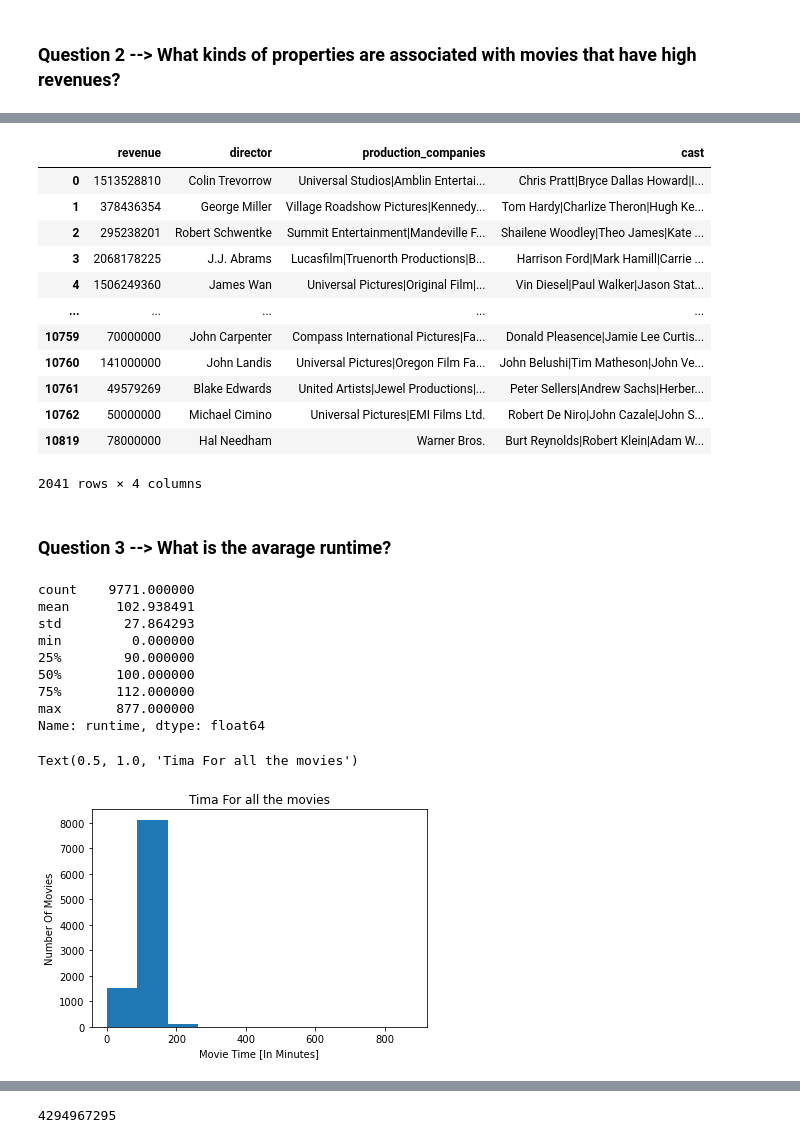
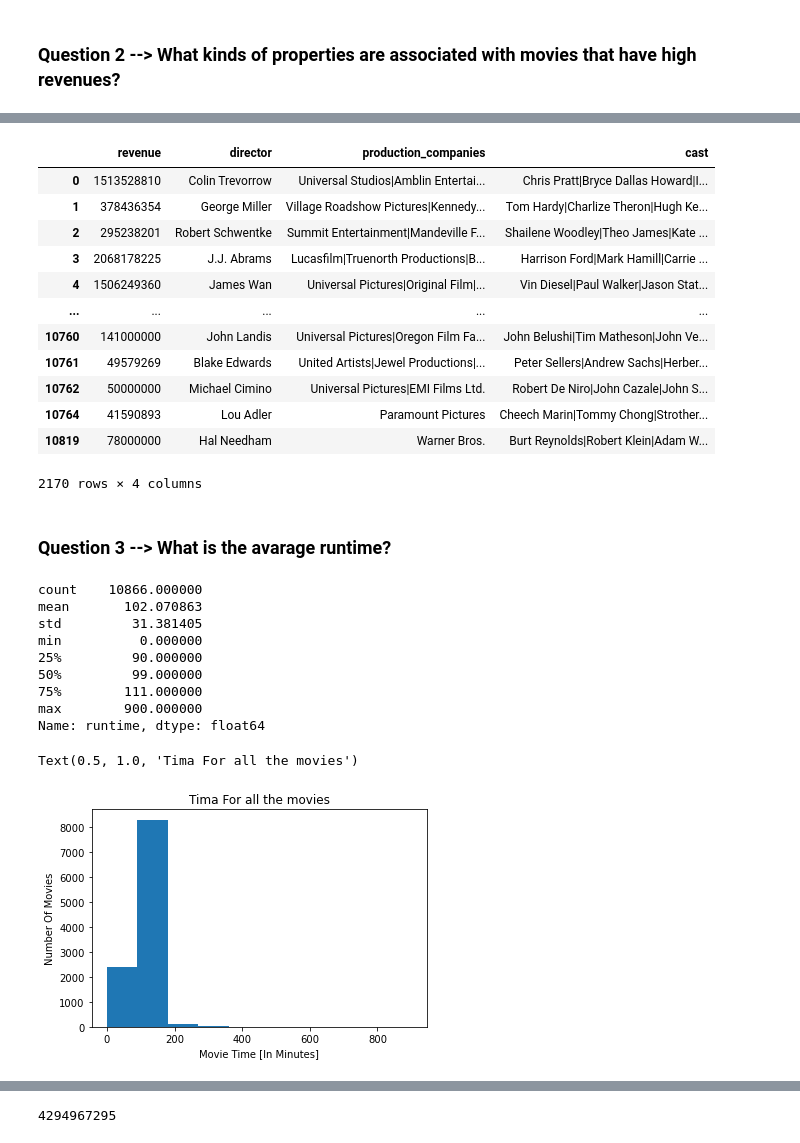
Before and after one commit to toqa36/Movies_Analysis, a Jupyter notebook: Movies_Analysis.ipynb, the cells around one changed output, grey strips where cells are left out. Drawn from its saved outputs; the diff is of its cells as text; code cells hidden in the pictures.

Commit message:
Modification in visualization

```diff
--- a/Movies_Analysis.ipynb
+++ b/Movies_Analysis.ipynb
@@ -49,8 +47,3 @@ time.</h5></li>
 import numpy as np
 import pandas as pd
 import matplotlib.pyplot as plt
-# %%
-# Load your data and print out a few lines. Perform operations to inspect data
-#   types and look for instances of missing or possibly errant data.
-df = pd.read_csv('Movies_DataSet.csv')
-df
@@ -70,0 +50,9 @@ df
+# %%
+
+# Load your data.
+def loadData(path):
+    df = pd.read_csv(path)
+    return df
+
+df = loadData('Movies_DataSet.csv')
+df.head()
@@ -227,4 +246,5 @@ proprties
 # %%
+#get the avarage revenue and compare to it then take revenue above the avarage.
 avgRevenue = proprties.revenue.mean()
 proprties[proprties.revenue > avgRevenue]
 # %% [output]
@@ -235,34 +255,31 @@ proprties[proprties.revenue > avgRevenue]
 | 3 | 2068178225 | J.J. Abrams | Lucasfilm|Truenorth Productions|B... | Harrison Ford|Mark Hamill|Carrie ... |
 | 4 | 1506249360 | James Wan | Universal Pictures|Original Film|... | Vin Diesel|Paul Walker|Jason Stat... |
 | ... | ... | ... | ... | ... |
-| 10759 | 70000000 | John Carpenter | Compass International Pictures|Fa... | Donald Pleasence|Jamie Lee Curtis... |
 | 10760 | 141000000 | John Landis | Universal Pictures|Oregon Film Fa... | John Belushi|Tim Matheson|John Ve... |
 | 10761 | 49579269 | Blake Edwards | United Artists|Jewel Productions|... | Peter Sellers|Andrew Sachs|Herber... |
 | 10762 | 50000000 | Michael Cimino | Universal Pictures|EMI Films Ltd. | Robert De Niro|John Cazale|John S... |
+| 10764 | 41590893 | Lou Adler | Paramount Pictures | Cheech Marin|Tommy Chong|Strother... |
 | 10819 | 78000000 | Hal Needham | Warner Bros. | Burt Reynolds|Robert Klein|Adam W... |
-2041 rows × 4 columns
+2170 rows × 4 columns
 # %% [markdown]
 ### Question 3  --> What is the avarage runtime?
 # %%
 df["runtime"].describe()
 # %% [output]
-count    9771.000000
-mean      102.938491
-std        27.864293
-min         0.000000
-25%        90.000000
-50%       100.000000
-75%       112.000000
-max       877.000000
+count    10866.000000
+mean       102.070863
+std         31.381405
+min          0.000000
+25%         90.000000
+50%         99.000000
+75%        111.000000
+max        900.000000
 Name: runtime, dtype: float64
 # %%
-plt.hist(df['runtime'], )
-
+plt.hist(df['runtime'])
 plt.xlabel('Movie Time [In Minutes]')
-
 plt.ylabel('Number Of Movies')
-
 plt.title('Tima For all the movies')
 # %% [output]
 Text(0.5, 1.0, 'Tima For all the movies')
-[figure, old version]
+[figure, new version]
```
Also changed, not shown: parts of 22 cells of this notebook.
